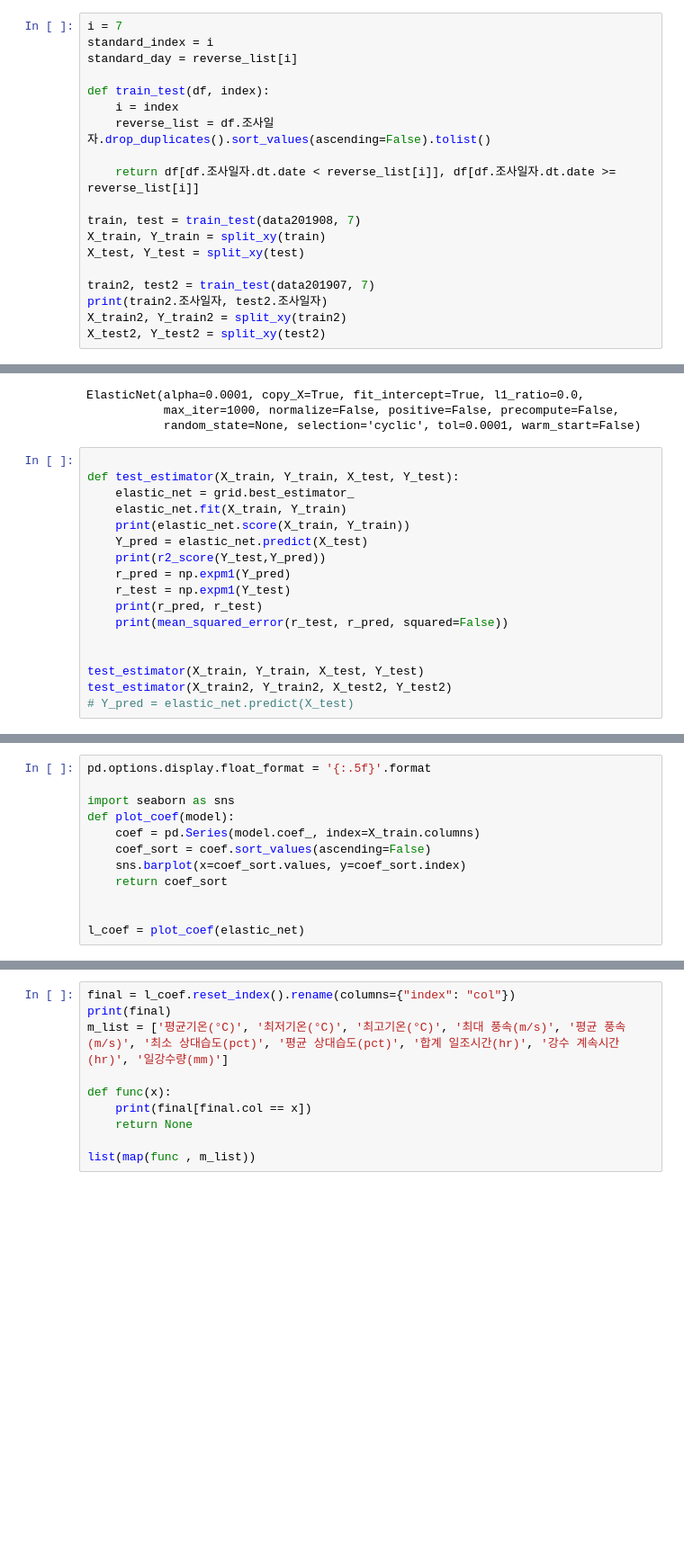
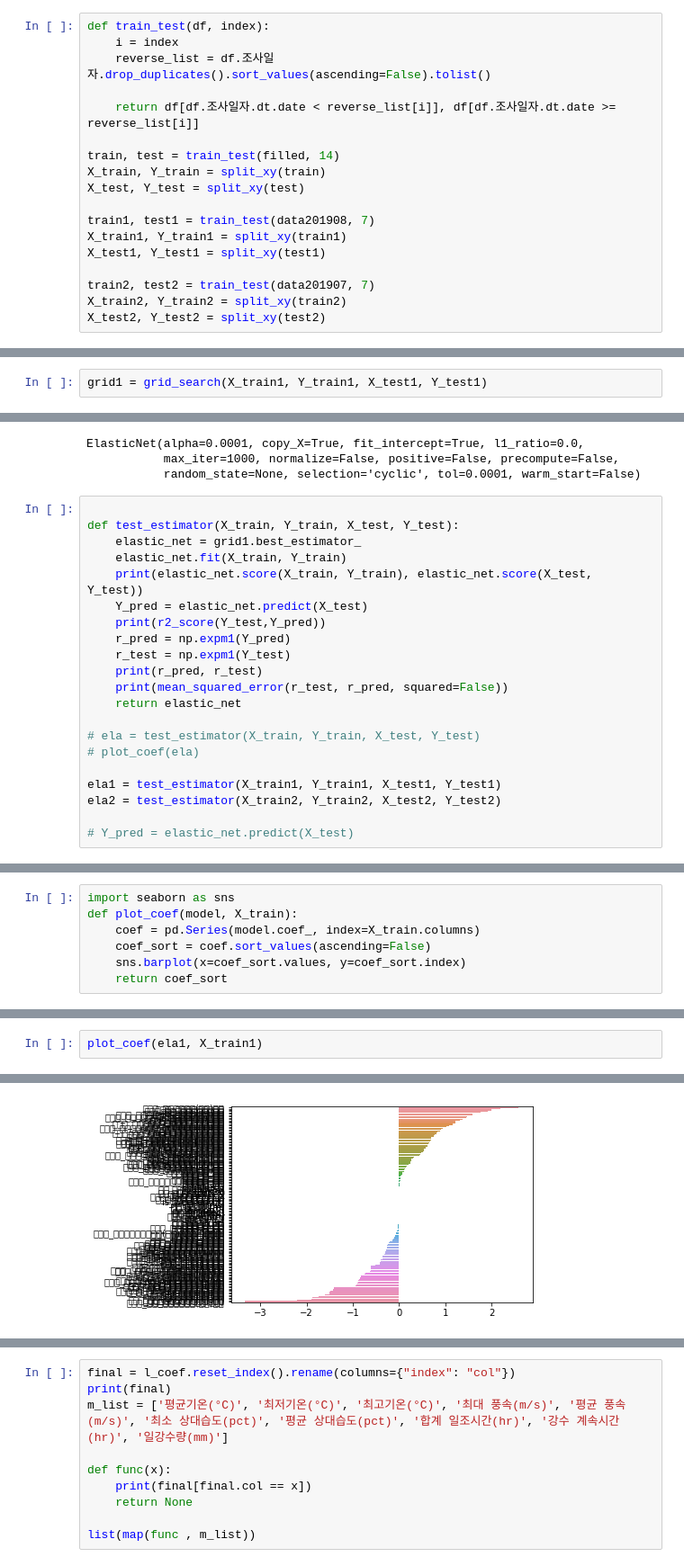
Before and after one commit to meowpunch/bobsim-research, a Jupyter notebook: src/main/python/grid_search.ipynb, the cells around one changed output, grey strips where cells are left out. Shown at 90% size. Cells and saved outputs as stored; diff of their text form; blank space fills up the shorter version.

```diff
--- a/src/main/python/grid_search.ipynb
+++ b/src/main/python/grid_search.ipynb
@@ -144,21 +131,20 @@ for i in range(5,10):
 # %% [markdown]
 ## Grid Search for ElasticNet
 # %%
-i = 7
-standard_index = i
-standard_day = reverse_list[i]
-
 def train_test(df, index):
     i = index
     reverse_list = df.조사일자.drop_duplicates().sort_values(ascending=False).tolist()
 
     return df[df.조사일자.dt.date < reverse_list[i]], df[df.조사일자.dt.date >= reverse_list[i]]
 
-train, test = train_test(data201908, 7)
+train, test = train_test(filled, 14)
 X_train, Y_train = split_xy(train)
 X_test, Y_test = split_xy(test)
 
+train1, test1 = train_test(data201908, 7)
+X_train1, Y_train1 = split_xy(train1)
+X_test1, Y_test1 = split_xy(test1)
+
 train2, test2 = train_test(data201907, 7)
-print(train2.조사일자, test2.조사일자)
 X_train2, Y_train2 = split_xy(train2)
 X_test2, Y_test2 = split_xy(test2)
@@ -258,0 +175,2 @@ Name: 당일조사가격, Length: 15352, dtype: float64
+# %%
+grid1 = grid_search(X_train1, Y_train1, X_test1, Y_test1)
@@ -277,18 +197,22 @@ ElasticNet(alpha=0.0001, copy_X=True, fit_intercept=True, l1_ratio=0.0,
 # %%
 
 def test_estimator(X_train, Y_train, X_test, Y_test):
-    elastic_net = grid.best_estimator_
+    elastic_net = grid1.best_estimator_
     elastic_net.fit(X_train, Y_train)
-    print(elastic_net.score(X_train, Y_train))
+    print(elastic_net.score(X_train, Y_train), elastic_net.score(X_test, Y_test))
     Y_pred = elastic_net.predict(X_test)
     print(r2_score(Y_test,Y_pred))
     r_pred = np.expm1(Y_pred)
     r_test = np.expm1(Y_test)
     print(r_pred, r_test)
     print(mean_squared_error(r_test, r_pred, squared=False))
+    return elastic_net
 
+# ela = test_estimator(X_train, Y_train, X_test, Y_test)
+# plot_coef(ela)
 
-test_estimator(X_train, Y_train, X_test, Y_test)
-test_estimator(X_train2, Y_train2, X_test2, Y_test2)
+ela1 = test_estimator(X_train1, Y_train1, X_test1, Y_test1)
+ela2 = test_estimator(X_train2, Y_train2, X_test2, Y_test2)
+
 # Y_pred = elastic_net.predict(X_test)
 # %% [output]
@@ -312,12 +236,7 @@ Name: 당일조사가격, Length: 15456, dtype: float64
 # %%
-pd.options.display.float_format = '{:.5f}'.format
-
 import seaborn as sns
-def plot_coef(model):
+def plot_coef(model, X_train):
     coef = pd.Series(model.coef_, index=X_train.columns)
     coef_sort = coef.sort_values(ascending=False)
     sns.barplot(x=coef_sort.values, y=coef_sort.index)
     return coef_sort
-
-
-l_coef = plot_coef(elastic_net)
@@ -325,0 +243,3 @@ l_coef = plot_coef(elastic_net)
+# %%
+plot_coef(ela1, X_train1)
+# %% [output]
@@ -325,0 +258 @@ l_coef = plot_coef(elastic_net)
+[figure, added]
```
Also changed, not shown: parts of 18 cells of this notebook, 8 other files.
